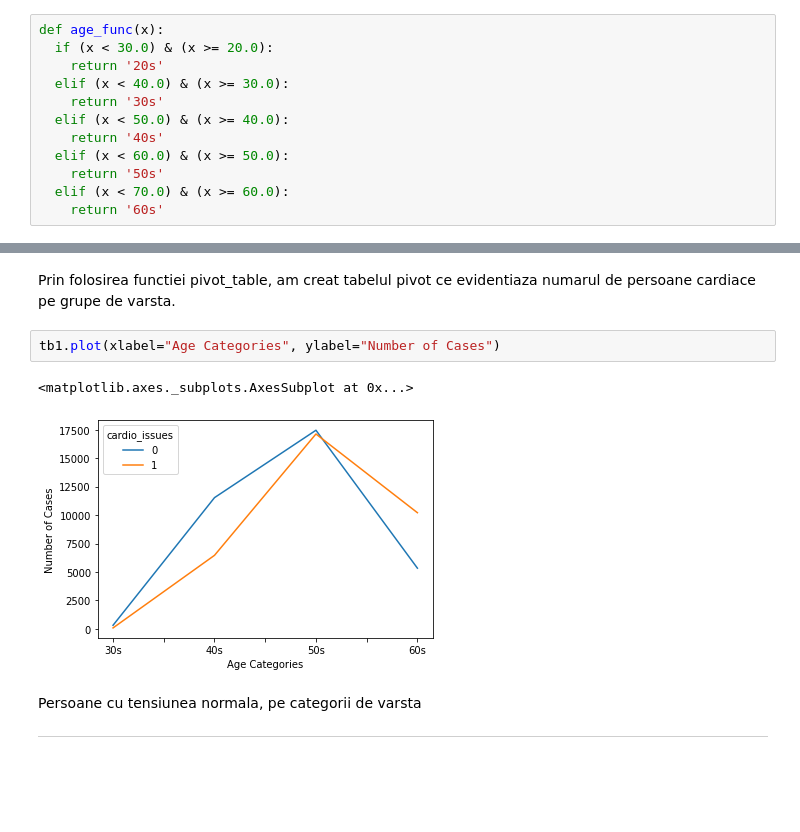
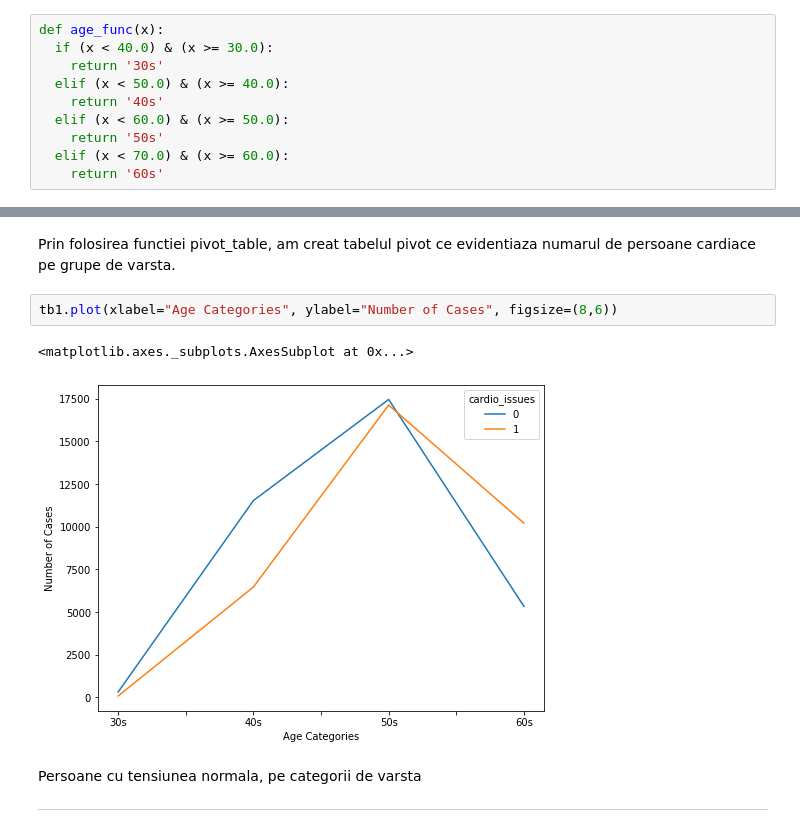
Before and after one commit to bojiix/RAM-OSI-BAN-AI, a Jupyter notebook: SDP_team_project_Group9.ipynb, the cells around one changed output, grey strips where cells are left out. Saved outputs shown, nothing was run; the diff lists cells and outputs as text; blank space fills up the shorter version.

```diff
--- a/SDP_team_project_Group9.ipynb
+++ b/SDP_team_project_Group9.ipynb
@@ -470,8 +468,6 @@ Deoarece am grupat coloana 'age' dupa gen, am aflat valoarea minima si maxima de
 # %%
 def age_func(x):
-  if (x < 30.0) & (x >= 20.0):
-    return '20s'
-  elif (x < 40.0) & (x >= 30.0):
+  if (x < 40.0) & (x >= 30.0):
     return '30s'
   elif (x < 50.0) & (x >= 40.0):
     return '40s'
@@ -523,10 +518,10 @@ tb1
 # %% [markdown]
 Prin folosirea functiei pivot_table, am creat tabelul pivot ce evidentiaza numarul de persoane cardiace pe grupe de varsta.
 # %%
-tb1.plot(xlabel="Age Categories", ylabel="Number of Cases")
+tb1.plot(xlabel="Age Categories", ylabel="Number of Cases", figsize=(8,6))
 # %% [output]
 <matplotlib.axes._subplots.AxesSubplot at 0x...>
-[figure, old version]
+[figure, new version]
 # %% [markdown]
 Persoane cu tensiunea normala, pe categorii de varsta
 
```
Also changed, not shown: parts of 5 cells of this notebook.
